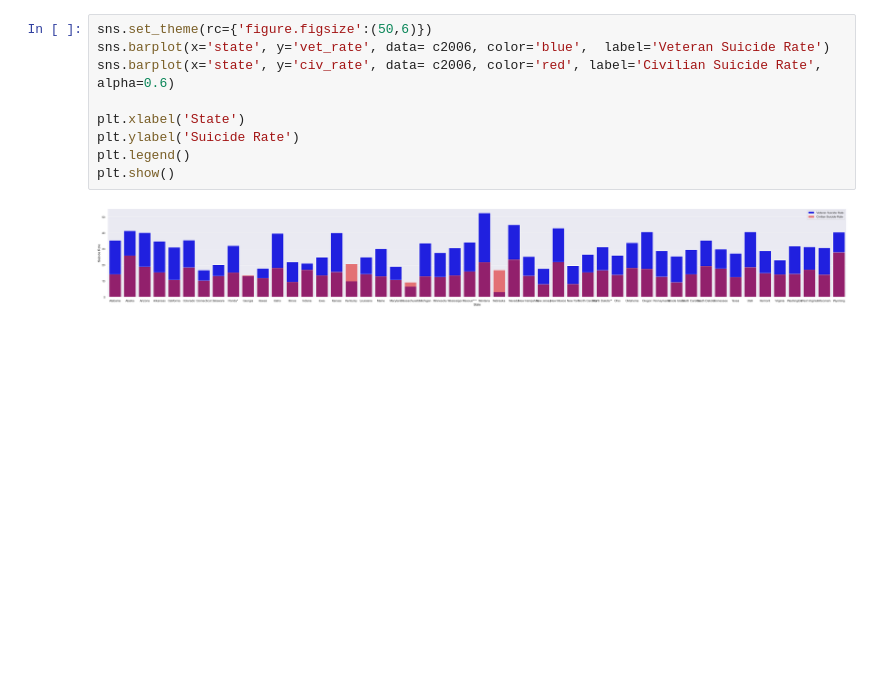
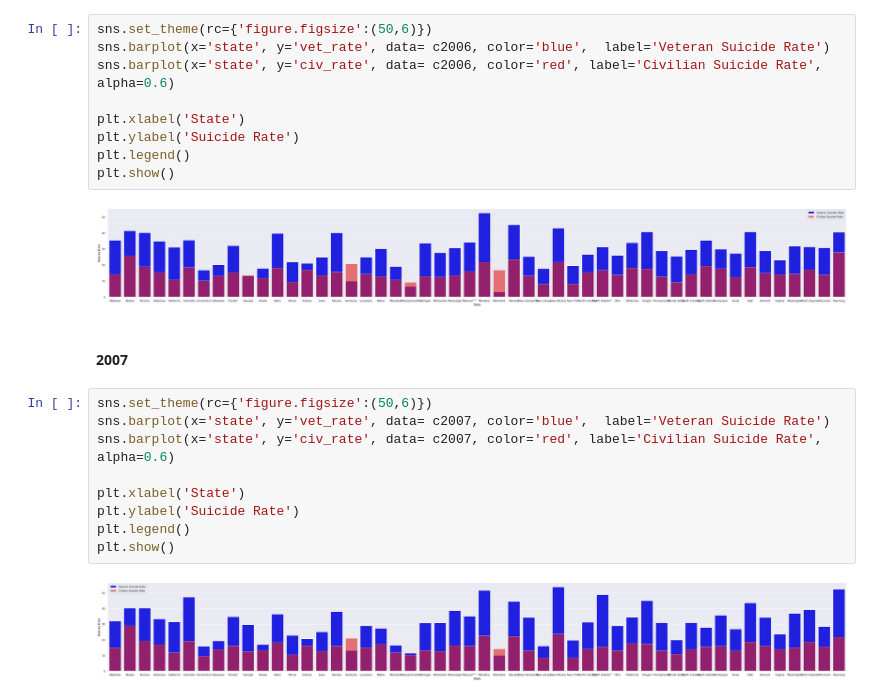
Before and after one commit to LuciMcD/Capstone-Project-MCDANIEL, a Jupyter notebook: EDAnotebook.ipynb, the cells around one changed output. Drawn from its saved outputs; the diff is of its cells as text; blank space fills up the shorter version.

Commit message:
grouped bar charts

```diff
--- a/EDAnotebook.ipynb
+++ b/EDAnotebook.ipynb
@@ -335,3 +339,16 @@ plt.legend()
 plt.show()
 # %% [output]
 [figure]
+# %% [markdown]
+#### 2007
+# %%
+sns.set_theme(rc={'figure.figsize':(50,6)})
+sns.barplot(x='state', y='vet_rate', data= c2007, color='blue',  label='Veteran Suicide Rate')
+sns.barplot(x='state', y='civ_rate', data= c2007, color='red', label='Civilian Suicide Rate', alpha=0.6)
+
+plt.xlabel('State')
+plt.ylabel('Suicide Rate')
+plt.legend()
+plt.show()
+# %% [output]
+[figure, added]
```
Also changed, not shown: parts of 10 cells of this notebook.
